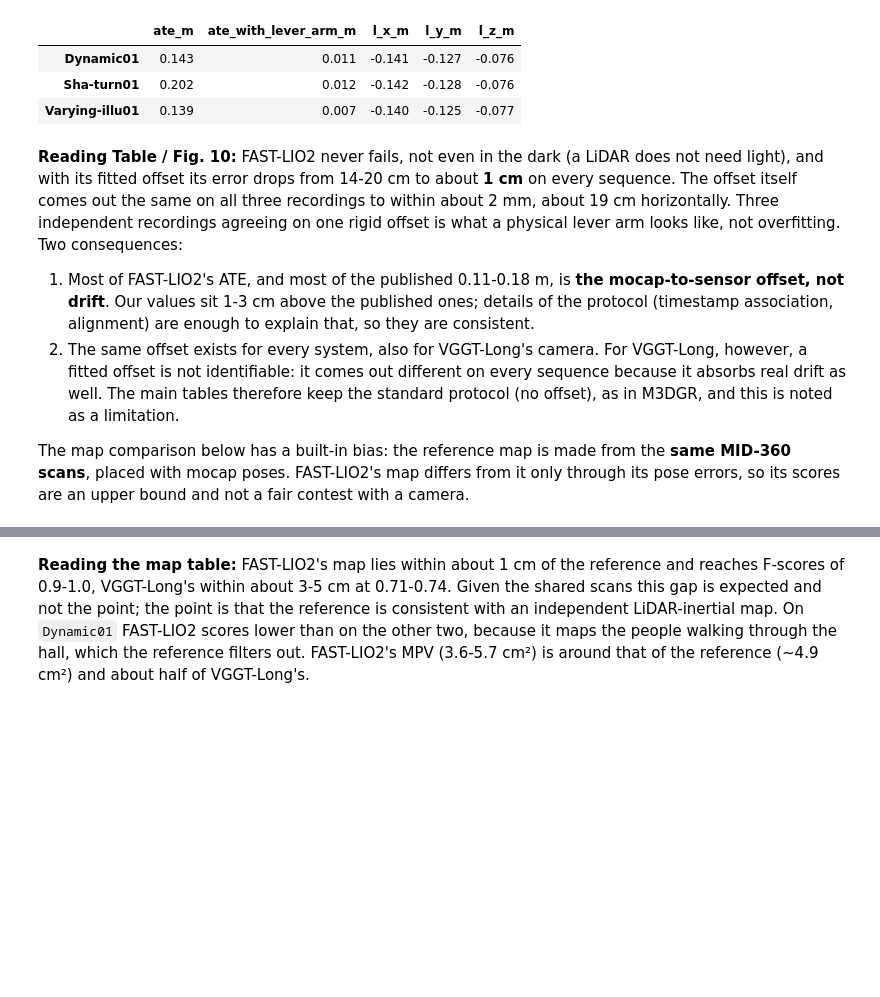
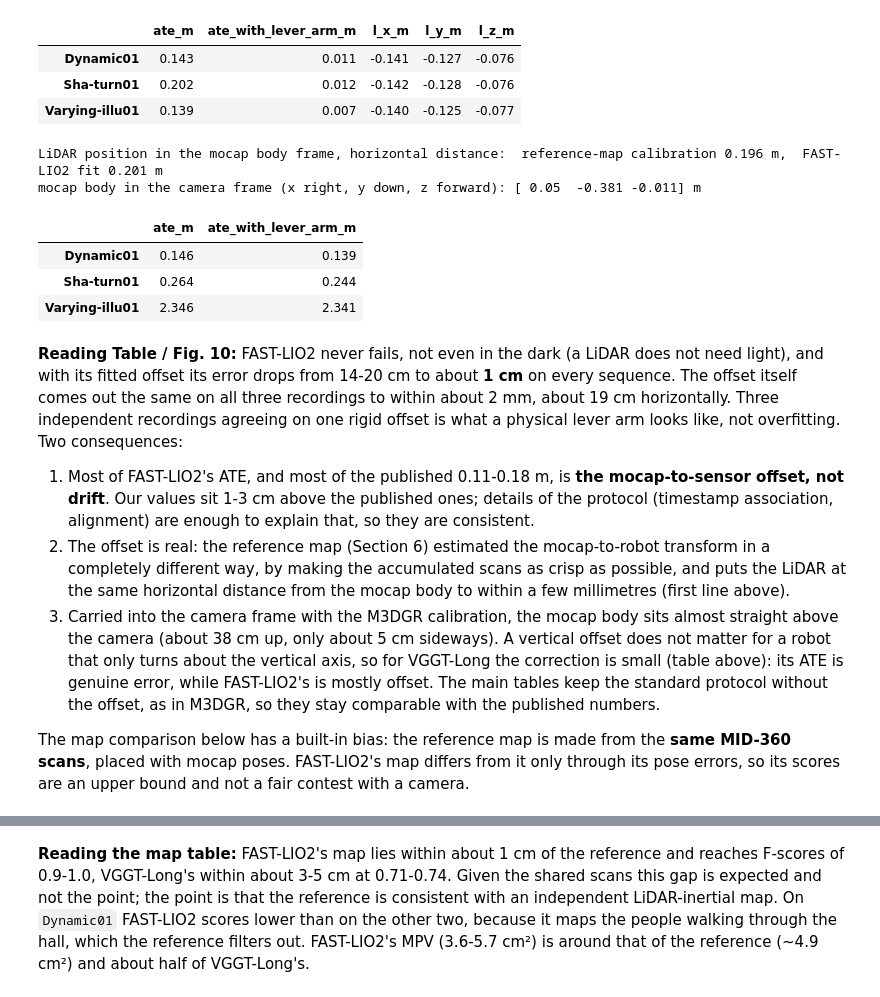
Before and after one commit to eliasbitsch/bEARL, a Jupyter notebook: notebooks/05_vggt_long.ipynb, the cells around one changed output, grey strips where cells are left out. Saved outputs shown, nothing was run; the diff lists cells and outputs as text; code cells hidden in the pictures; blank space fills up the shorter version.

```diff
--- a/notebooks/05_vggt_long.ipynb
+++ b/notebooks/05_vggt_long.ipynb
@@ -520,6 +520,51 @@ if not fl.empty:
 | Dynamic01 | 0.143 | 0.011 | -0.141 | -0.127 | -0.076 |
 | Sha-turn01 | 0.202 | 0.012 | -0.142 | -0.128 | -0.076 |
 | Varying-illu01 | 0.139 | 0.007 | -0.140 | -0.125 | -0.077 |
+# %%
+from pipeline.reference_map import body_T_base, base_T_lidar, R_CIMU_MID360, T_CIMU_MID360
+
+# 1) independent check: the mocap -> robot transform estimated for the reference map (map consistency, Section 6)
+rig = CFG["reference_map"]["body_T_base"]
+body_lidar = body_T_base(rig["yaw_deg"], (rig["x_m"], rig["y_m"], 0.0), rig["roll_deg"], rig["pitch_deg"]) @ base_T_lidar()
+l_imu = lever[["l_x_m", "l_y_m", "l_z_m"]].mean().to_numpy()
+l_lidar = l_imu - np.array([-0.011, -0.02329, 0.04412])         # calibration.md 1.6: mid360 -> mid360_imu
+lidar_in_body = -body_lidar[:3, :3] @ l_lidar
+print(f"LiDAR position in the mocap body frame, horizontal distance:  reference-map calibration "
+      f"{np.linalg.norm(body_lidar[:2, 3]):.3f} m,  FAST-LIO2 fit {np.linalg.norm(lidar_in_body[:2]):.3f} m")
+
+# 2) carry the same offset into the camera frame (calibration.md 1.1 and 1.5) and apply it to VGGT-Long, no refit
+R_C2CI = np.array([0.99957087, 0.00215313, 0.02921355, -0.00192891, 0.99996848, -0.00770122,
+                   -0.02922921, 0.00764156, 0.99954353]).reshape(3, 3)
+T_C2CI = np.array([0.03668114, -0.00477653, 0.0316039])
+l_cam = R_C2CI.T @ (R_CIMU_MID360 @ l_lidar + T_CIMU_MID360 - T_C2CI)
+print(f"mocap body in the camera frame (x right, y down, z forward): {np.round(l_cam, 3)} m")
+
+
+def ate_fixed_lever(slug, seq, l, iters=30):
+    # Sim(3) alignment of camera positions shifted by a fixed metric offset l (camera frame)
+    r, e = sync.associate_trajectories(GT[seq], load_est(slug, seq), max_diff=CFG["evaluation"]["t_max_diff"])
+    G, P, Re = r.positions_xyz, e.positions_xyz, np.array(e.poses_se3)[:, :3, :3]
+    s = 1.0
+    for _ in range(iters):
+        Q = P + Re @ l / s
+        mq, mg = Q.mean(0), G.mean(0)
+        U, S_, Vt = np.linalg.svd((G - mg).T @ (Q - mq) / len(Q))
+        D = np.diag([1, 1, np.sign(np.linalg.det(U @ Vt))])
+        R = U @ D @ Vt
+        s = np.trace(np.diag(S_) @ D) / ((Q - mq) ** 2).sum(1).mean()
+    t = mg - s * R @ mq
+    return np.sqrt(((s * Q @ R.T + t - G) ** 2).sum(1).mean())
+
+
+pd.DataFrame({"ate_m": tab.ate_rmse_m,
+              "ate_with_lever_arm_m": [ate_fixed_lever("vggt_long", s, l_cam) for s in SEQS]}, index=SEQS).round(3)
+# %% [output]
+LiDAR position in the mocap body frame, horizontal distance:  reference-map calibration 0.196 m,  FAST-LIO2 fit 0.201 m
+mocap body in the camera frame (x right, y down, z forward): [ 0.05  -0.381 -0.011] m
+|  | ate_m | ate_with_lever_arm_m |
+| Dynamic01 | 0.146 | 0.139 |
+| Sha-turn01 | 0.264 | 0.244 |
+| Varying-illu01 | 2.346 | 2.341 |
 # %% [markdown]
 **Reading Table / Fig. 10:** FAST-LIO2 never fails, not even in the dark (a LiDAR does not need light), and with its
 fitted offset its error drops from 14-20 cm to about **1 cm** on every sequence. The offset itself comes out the
@@ -530,9 +575,14 @@ Two consequences:
 1. Most of FAST-LIO2's ATE, and most of the published 0.11-0.18 m, is **the mocap-to-sensor offset, not drift**. Our
    values sit 1-3 cm above the published ones; details of the protocol (timestamp association, alignment)
    are enough to explain that, so they are consistent.
-2. The same offset exists for every system, also for VGGT-Long's camera. For VGGT-Long, however, a fitted offset is
-   not identifiable: it comes out different on every sequence because it absorbs real drift as well. The main
-   tables therefore keep the standard protocol (no offset), as in M3DGR, and this is noted as a limitation.
+2. The offset is real: the reference map (Section 6) estimated the mocap-to-robot transform in a completely
+   different way, by making the accumulated scans as crisp as possible, and puts the LiDAR at the same horizontal
+   distance from the mocap body to within a few millimetres (first line above).
+3. Carried into the camera frame with the M3DGR calibration, the mocap body sits almost straight above the camera
+   (about 38 cm up, only about 5 cm sideways). A vertical offset does not matter for a robot that only turns about
+   the vertical axis, so for VGGT-Long the correction is small (table above): its ATE is genuine error, while
+   FAST-LIO2's is mostly offset. The main tables keep the standard protocol without the offset, as in M3DGR, so
+   they stay comparable with the published numbers.
 
 The map comparison below has a built-in bias: the reference map is made from the **same MID-360 scans**,
 placed with mocap poses. FAST-LIO2's map differs from it only through its pose errors, so its scores are an upper
```
Also changed, not shown: parts of 1 cell of this notebook, 4 other files.
